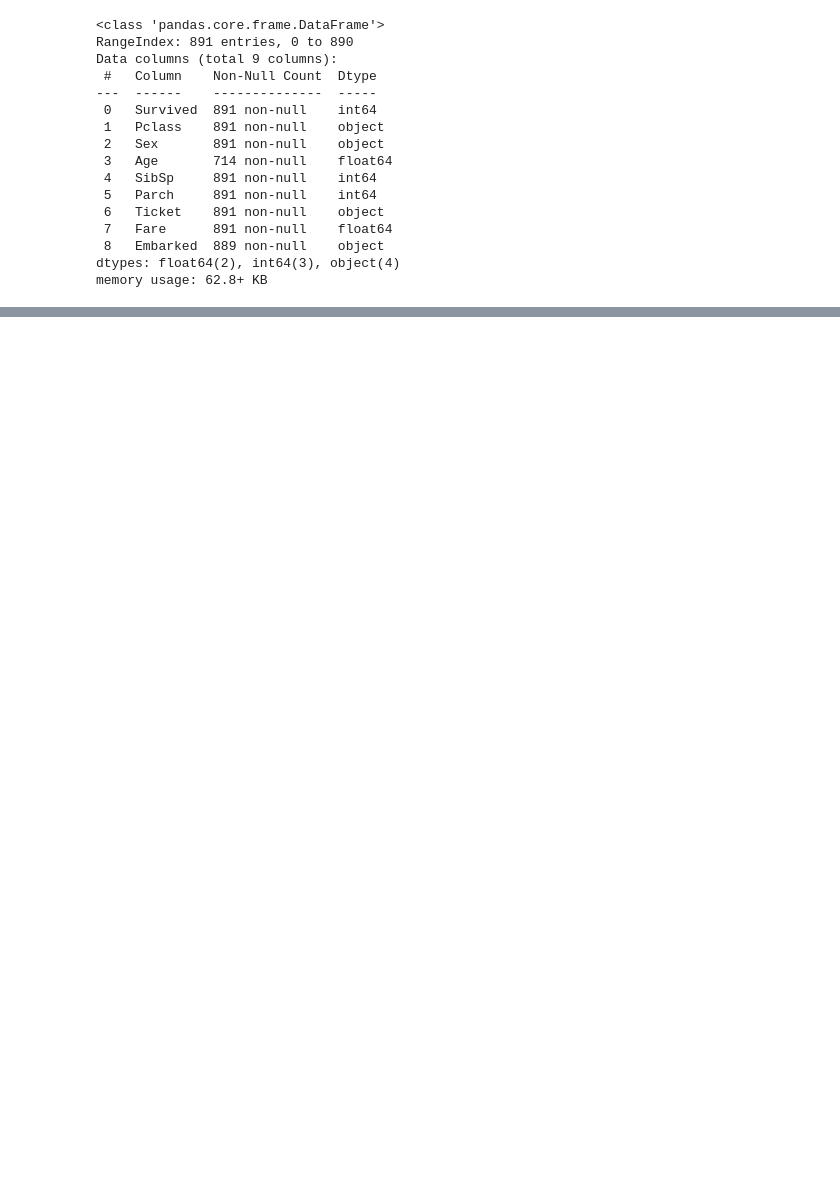
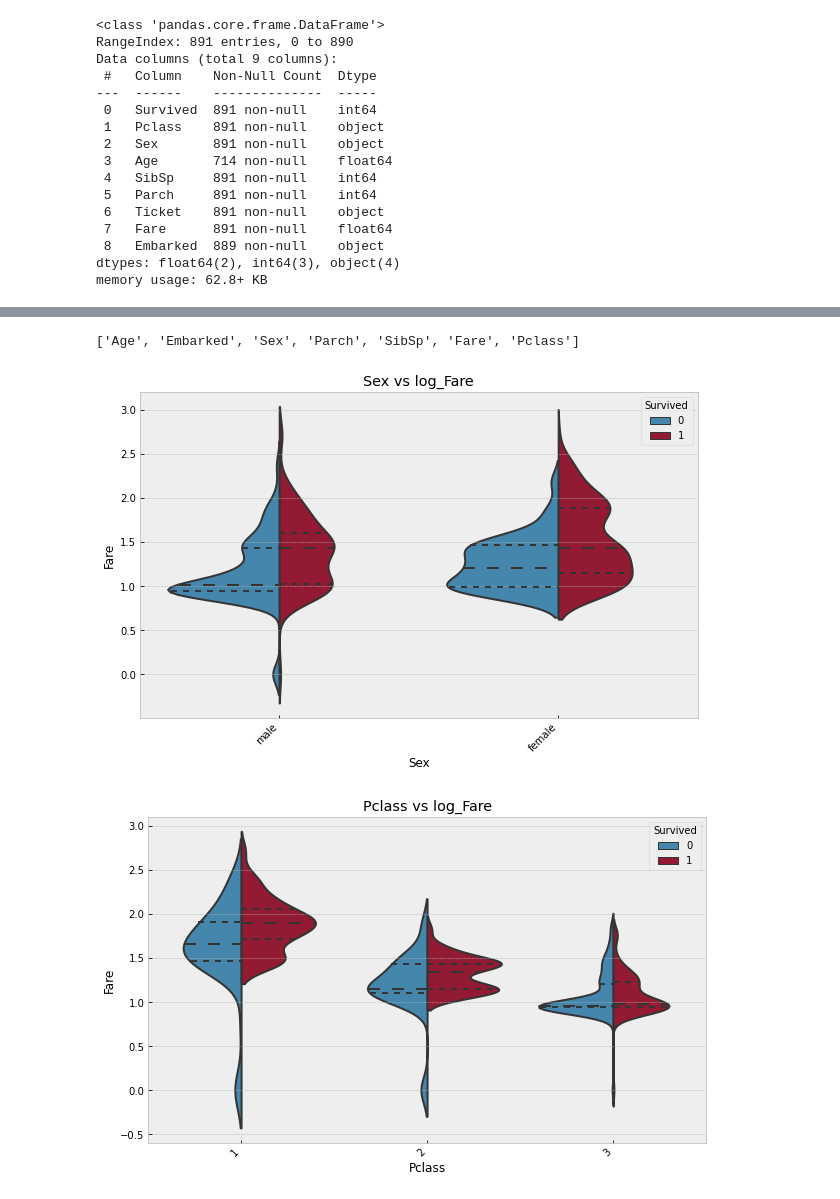
Before and after one commit to IndyD/data-science-tools, a Jupyter notebook: autoEDA/example_notebook.ipynb, the cells around one changed output, grey strips where cells are left out. Drawn from its saved outputs; the diff is of its cells as text; code cells hidden in the pictures; blank space fills up the shorter version.

```diff
--- a/autoEDA/example_notebook.ipynb
+++ b/autoEDA/example_notebook.ipynb
@@ -58,0 +65,7 @@ eda.plot_pca()
+# %%
+### Plotting all violin or boxplets for pairs of numeric and categoricals columns vs target
+eda.plot_numeric_categorical_pairs(exclude=['Ticket'], log_transform=['Fare'], max_plots=4)
+# %% [output]
+['Age', 'Embarked', 'Sex', 'Parch', 'SibSp', 'Fare', 'Pclass']
+[figure, added]
+[figure, added]
```
Also changed, not shown: parts of 17 cells of this notebook, 2 other files.
